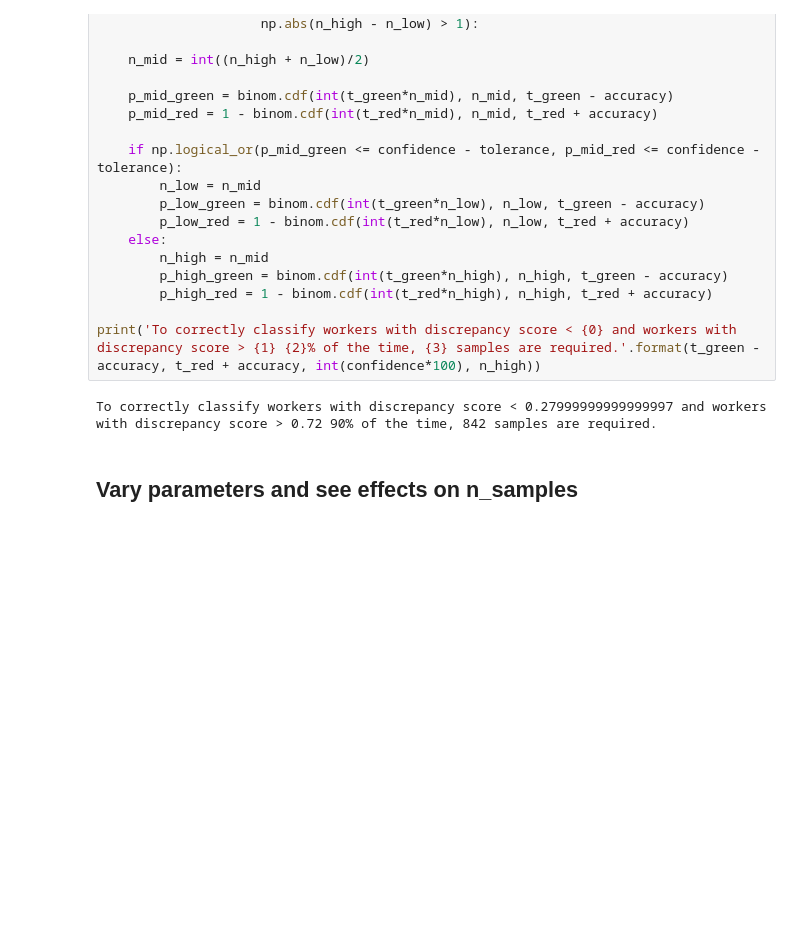
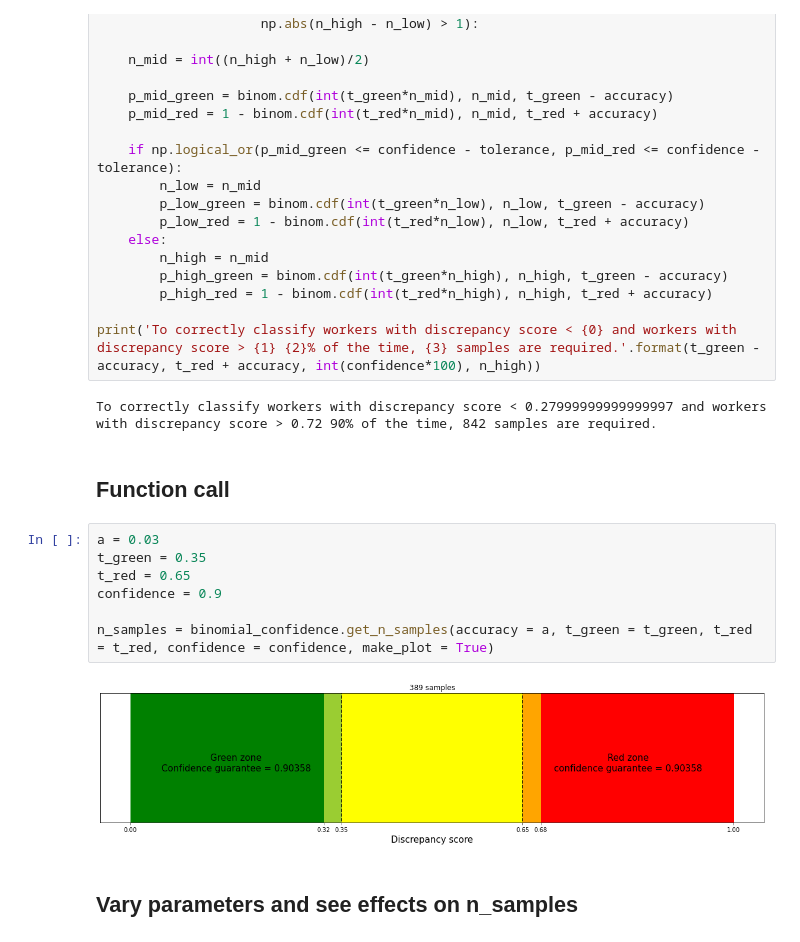
Before and after one commit to amrita112/DiscSim-old, a Jupyter notebook: binomial_confidence_demo.ipynb, the cells around one changed output. Saved outputs shown, nothing was run; the diff lists cells and outputs as text; blank space fills up the shorter version.

Commit message:
added plot to demo notebook
In binomial_confidence_demo.ipynb, added a function call to binomial_confidence.get_n_samples() which includes a plot.

```diff
--- a/binomial_confidence_demo.ipynb
+++ b/binomial_confidence_demo.ipynb
@@ -271,6 +271,17 @@ while np.logical_and(np.logical_or(np.abs(confidence - p_high_green) > tolerance
 print('To correctly classify workers with discrepancy score < {0} and workers with discrepancy score > {1} {2}% of the time, {3} samples are required.'.format(t_green - accuracy, t_red + accuracy, int(confidence*100), n_high))
 # %% [output]
 To correctly classify workers with discrepancy score < 0.27999999999999997 and workers with discrepancy score > 0.72 90% of the time, 842 samples are required.
+# %% [markdown]
+## Function call
+# %%
+a = 0.03
+t_green = 0.35
+t_red = 0.65
+confidence = 0.9
+
+n_samples = binomial_confidence.get_n_samples(accuracy = a, t_green = t_green, t_red = t_red, confidence = confidence, make_plot = True)
+# %% [output]
+[figure, added]
 # %% [markdown]
 ## Vary parameters and see effects on n_samples
 # %%
```
